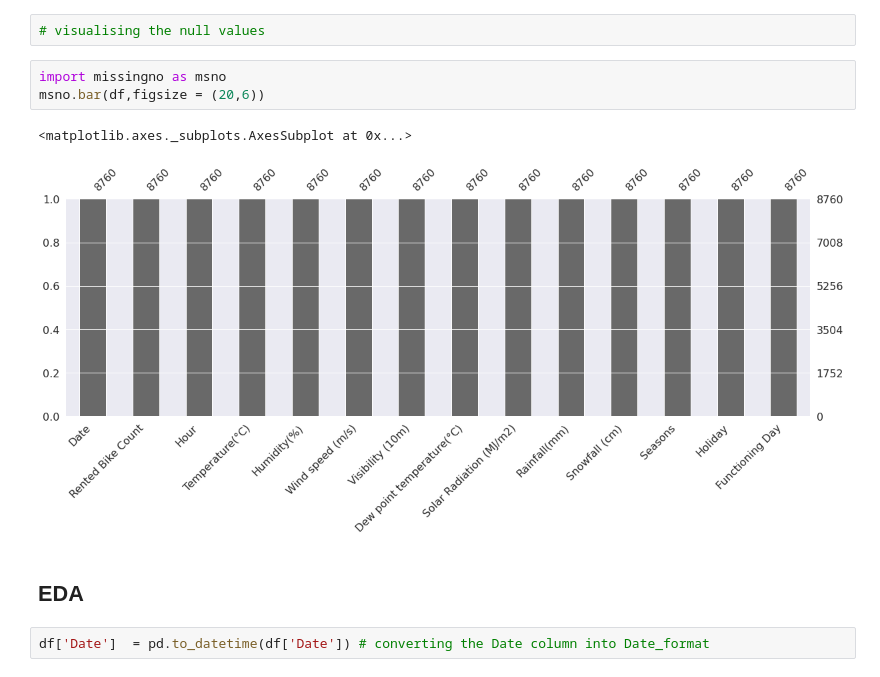
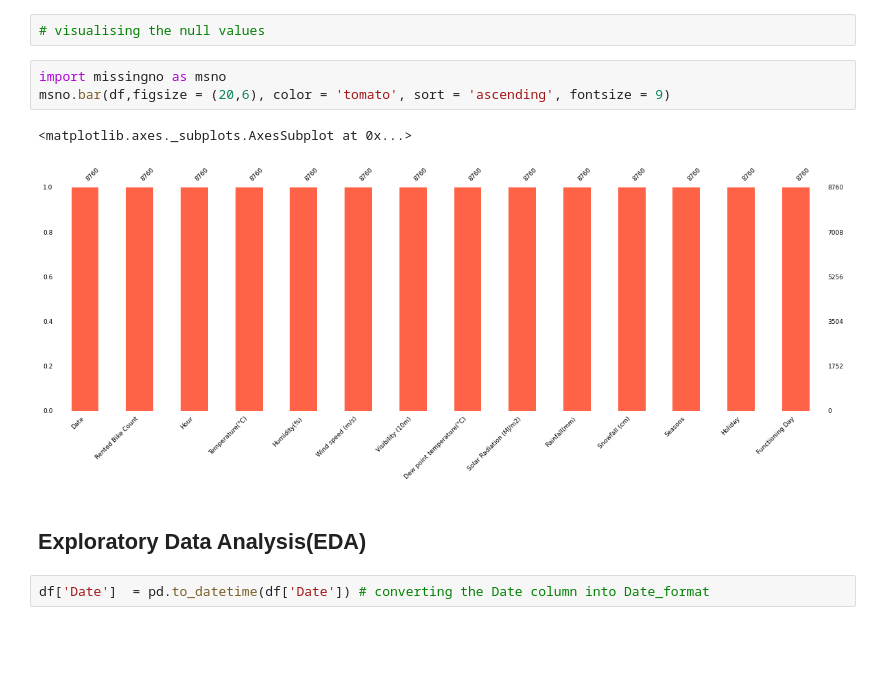
Before and after one commit to KirteshVerma/Bike-Sharing-Demand, a Jupyter notebook: Kirtesh_Bike_Sharing_Demand_Prediction_Capstone_Project.ipynb, the cells around one changed output. Saved outputs shown, nothing was run; the diff lists cells and outputs as text; blank space fills up the shorter version.

```diff
--- a/Kirtesh_Bike_Sharing_Demand_Prediction_Capstone_Project.ipynb
+++ b/Kirtesh_Bike_Sharing_Demand_Prediction_Capstone_Project.ipynb
@@ -118,12 +119,12 @@ len(df[df.duplicated()])
 # visualising the null values
 # %%
 import missingno as msno
-msno.bar(df,figsize = (20,6))
+msno.bar(df,figsize = (20,6), color = 'tomato', sort = 'ascending', fontsize = 9)
 # %% [output]
 <matplotlib.axes._subplots.AxesSubplot at 0x...>
-[figure, old version]
+[figure, new version]
 # %% [markdown]
-## EDA
+## Exploratory Data Analysis(EDA)
 # %%
 df['Date']  = pd.to_datetime(df['Date']) # converting the Date column into Date_format
 # %%
```
Also changed, not shown: parts of 30 cells of this notebook.
